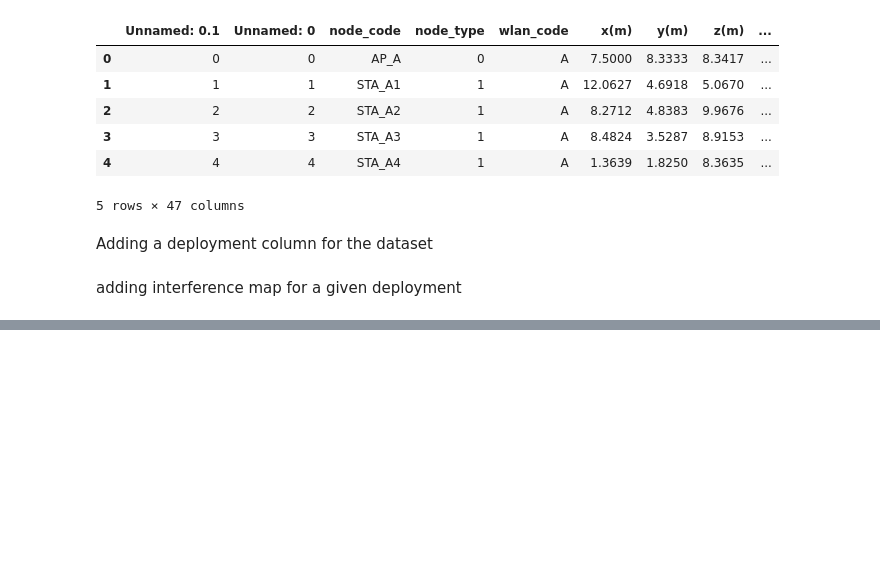
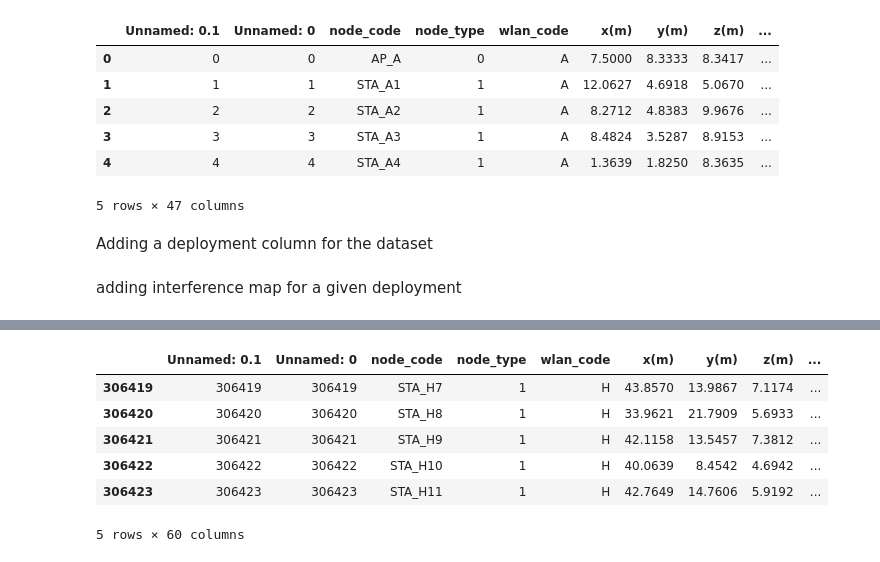
Before and after one commit to Lucian1729/TPGAT-WiLAN, a Jupyter notebook: testingRamononPILGNN/GNN_AP+STA_2.ipynb, the cells around one changed output, grey strips where cells are left out. Cells and saved outputs as stored; diff of their text form; code cells hidden in the pictures; blank space fills up the shorter version.

```diff
--- a/testingRamononPILGNN/GNN_AP+STA_2.ipynb
+++ b/testingRamononPILGNN/GNN_AP+STA_2.ipynb
@@ -52,0 +84,10 @@ adding interference map for a given deployment
+# %%
+df.tail()
+# %% [output]
+|  | Unnamed: 0.1 | Unnamed: 0 | node_code | node_type | wlan_code | x(m) | y(m) | z(m) | ... |
+| 306419 | 306419 | 306419 | STA_H7 | 1 | H | 43.8570 | 13.9867 | 7.1174 | ... |
+| 306420 | 306420 | 306420 | STA_H8 | 1 | H | 33.9621 | 21.7909 | 5.6933 | ... |
+| 306421 | 306421 | 306421 | STA_H9 | 1 | H | 42.1158 | 13.5457 | 7.3812 | ... |
+| 306422 | 306422 | 306422 | STA_H10 | 1 | H | 40.0639 | 8.4542 | 4.6942 | ... |
+| 306423 | 306423 | 306423 | STA_H11 | 1 | H | 42.7649 | 14.7606 | 5.9192 | ... |
+5 rows × 60 columns
```
Also changed, not shown: parts of 5 cells of this notebook.
